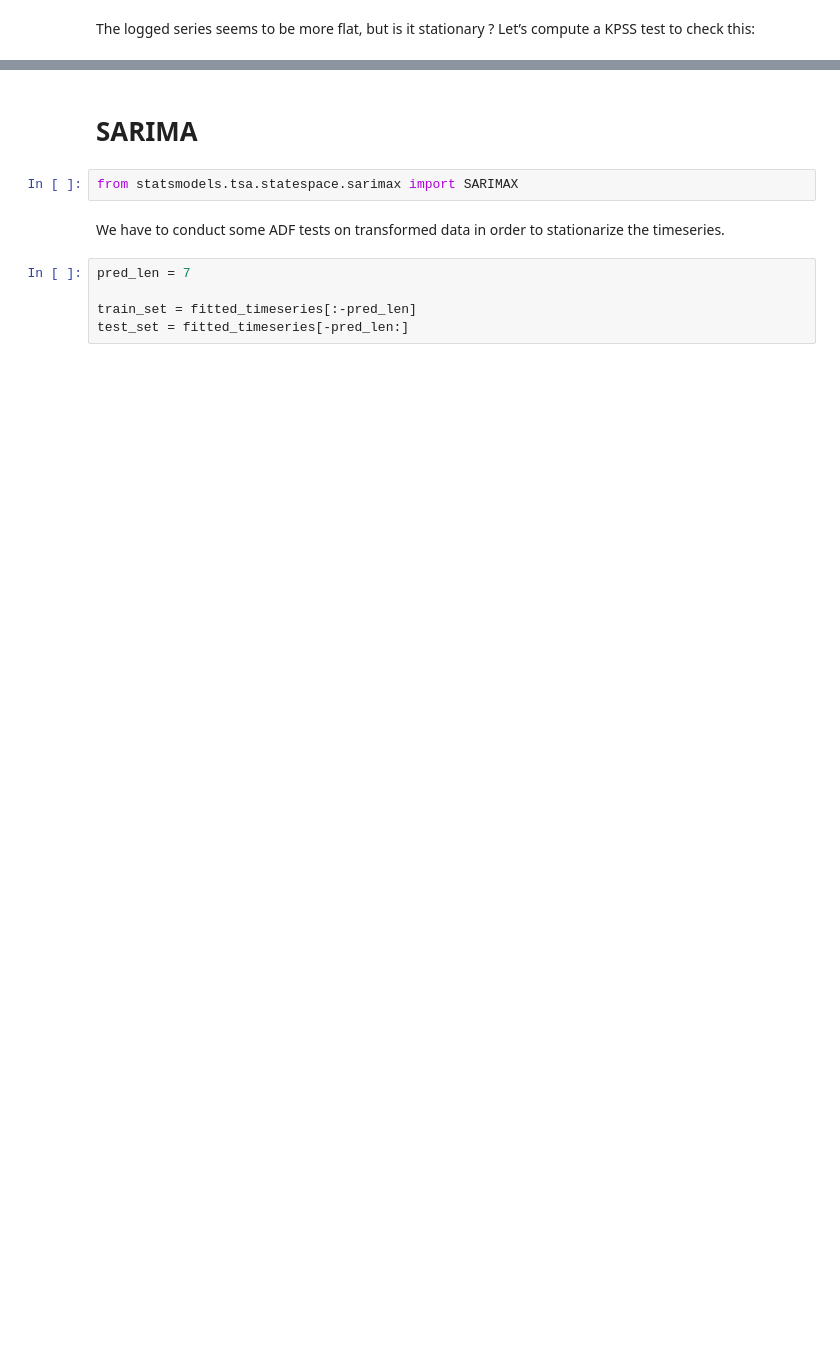
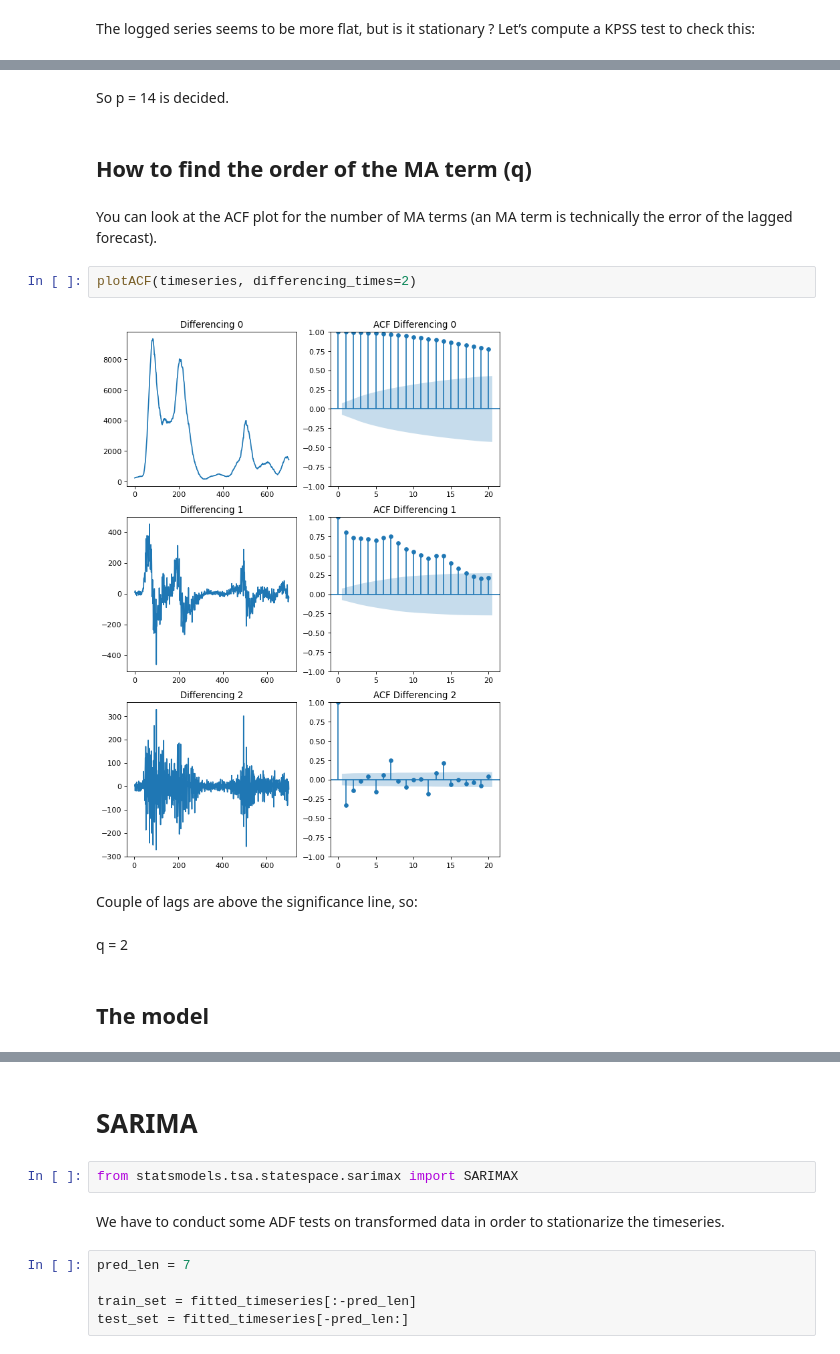
Before and after one commit to virtualmartire/lombacovid, a Jupyter notebook: ML/arima.ipynb, the cells around one changed output, grey strips where cells are left out. Drawn from its saved outputs; the diff is of its cells as text; blank space fills up the shorter version.

```diff
--- a/ML/arima.ipynb
+++ b/ML/arima.ipynb
@@ -194,0 +134,16 @@ ax = plot_predict(result, start=len(fitted_timeseries.values)-pred_len, end=len(
+# %% [markdown]
+So p = 14 is decided.
+# %% [markdown]
+## How to find the order of the MA term (q)
+# %% [markdown]
+You can look at the ACF plot for the number of MA terms (an MA term is technically the error of the lagged forecast).
+# %%
+plotACF(timeseries, differencing_times=2)
+# %% [output]
+[figure, added]
+# %% [markdown]
+Couple of lags are above the significance line, so:
+# %% [markdown]
+q = 2
+# %% [markdown]
+## The model
```
Also changed, not shown: parts of 46 cells of this notebook.
